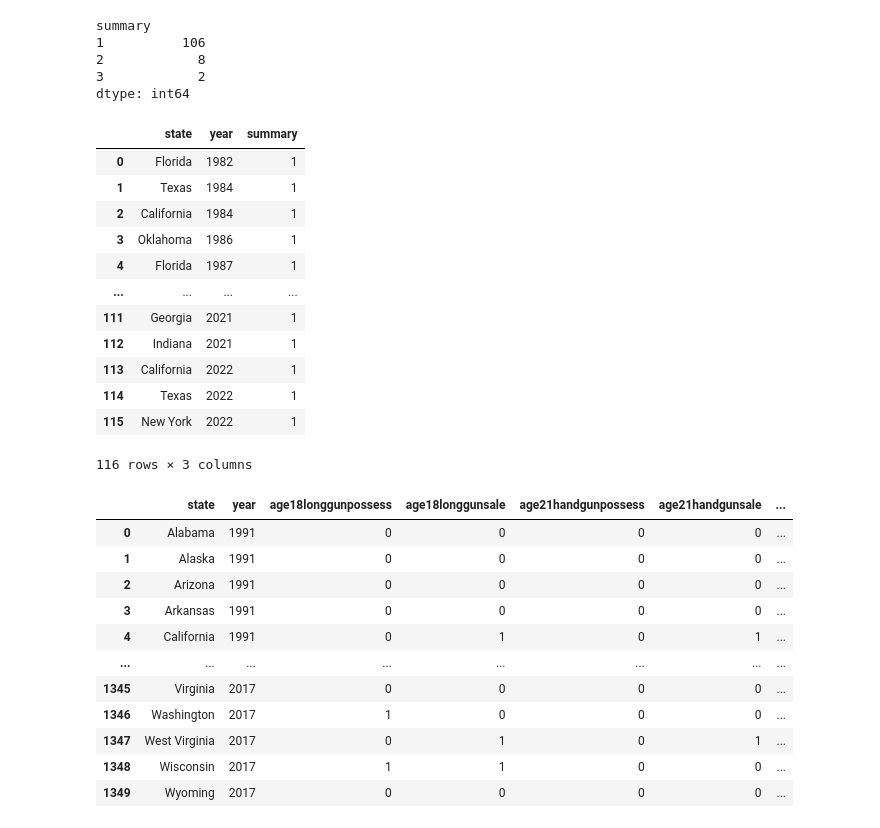
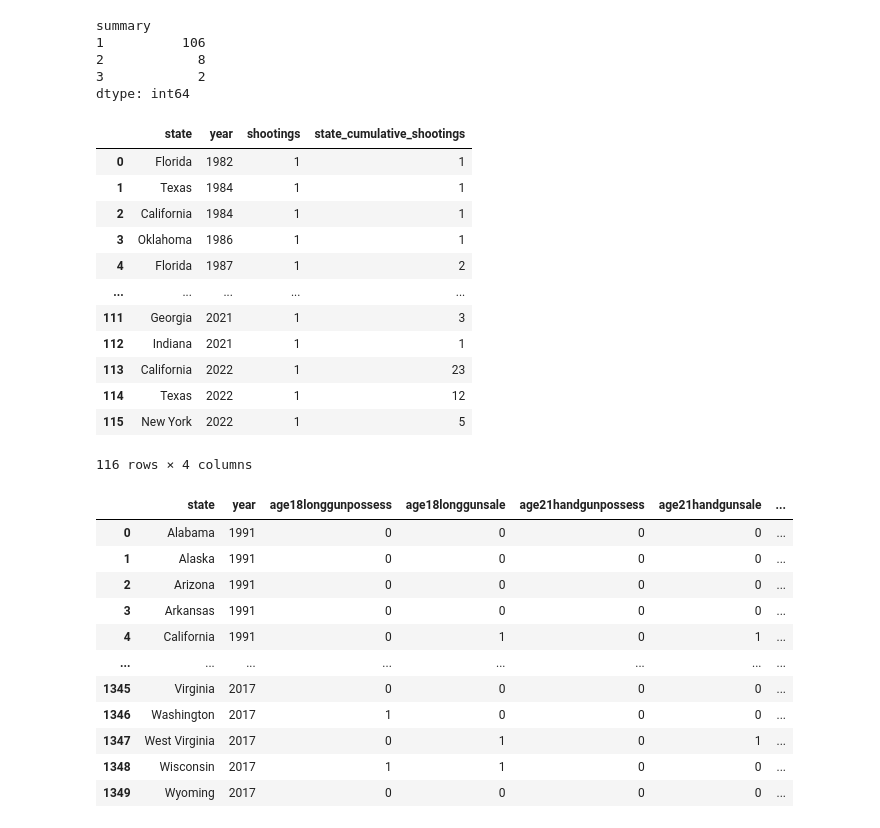
Before and after one commit to khobbs1948/Project-2-, a Jupyter notebook: mass_shooting_analysis.ipynb, the cells around one changed output. Cells and saved outputs as stored; diff of their text form; code cells hidden in the pictures.

```diff
--- a/mass_shooting_analysis.ipynb
+++ b/mass_shooting_analysis.ipynb
@@ -51,19 +53,3 @@ summary
 2            8
 3            2
 dtype: int64
-# %%
-summary_ms.reset_index()
-# %% [output]
-|  | state | year | summary |
-| 0 | Florida | 1982 | 1 |
-| 1 | Texas | 1984 | 1 |
-| 2 | California | 1984 | 1 |
-| 3 | Oklahoma | 1986 | 1 |
-| 4 | Florida | 1987 | 1 |
-| ... | ... | ... | ... |
-| 111 | Georgia | 2021 | 1 |
-| 112 | Indiana | 2021 | 1 |
-| 113 | California | 2022 | 1 |
-| 114 | Texas | 2022 | 1 |
-| 115 | New York | 2022 | 1 |
-116 rows × 3 columns
@@ -70,3 +59,20 @@ summary_ms.reset_index()
+# %%
+shootings_df['state_cumulative_shootings'] = shootings_df[['state', 'shootings']].groupby('state').cumsum()
+shootings_df
+# %% [output]
+|  | state | year | shootings | state_cumulative_shootings |
+| 0 | Florida | 1982 | 1 | 1 |
+| 1 | Texas | 1984 | 1 | 1 |
+| 2 | California | 1984 | 1 | 1 |
+| 3 | Oklahoma | 1986 | 1 | 1 |
+| 4 | Florida | 1987 | 1 | 2 |
+| ... | ... | ... | ... | ... |
+| 111 | Georgia | 2021 | 1 | 3 |
+| 112 | Indiana | 2021 | 1 | 1 |
+| 113 | California | 2022 | 1 | 23 |
+| 114 | Texas | 2022 | 1 | 12 |
+| 115 | New York | 2022 | 1 | 5 |
+116 rows × 4 columns
 # %%
 csv_file = "gun_laws.csv"
 gun_laws_df = pd.read_csv(csv_file)
```
Also changed, not shown: parts of 11 cells of this notebook, 1 other file.
